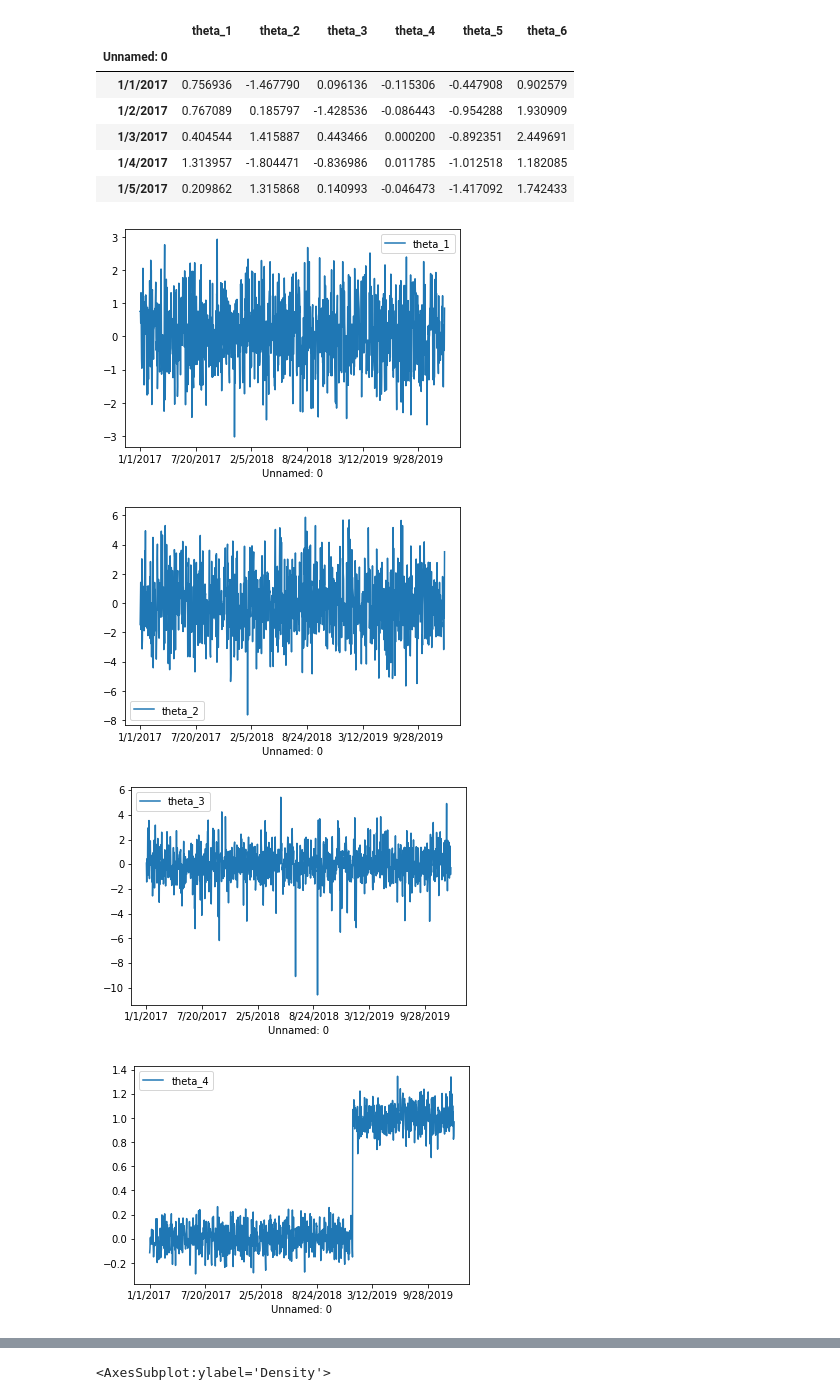
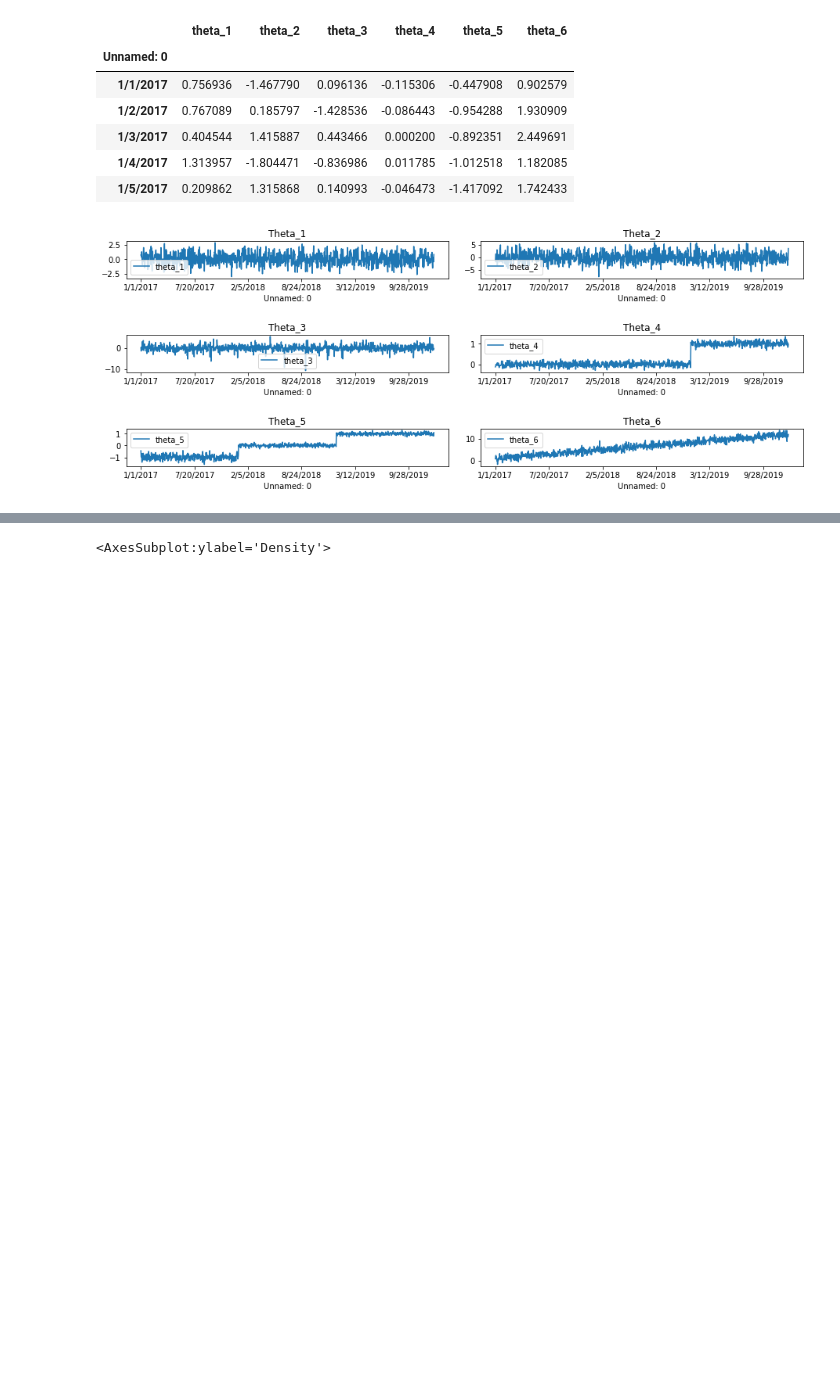
Before and after one commit to majedsuliman/Data-analysis, a Jupyter notebook: Lab1/Exercise 1/Suliman_Lab1.ipynb, the cells around one changed output, grey strips where cells are left out. Drawn from its saved outputs; the diff is of its cells as text; code cells hidden in the pictures; blank space fills up the shorter version.

```diff
--- a/Lab1/Exercise 1/Suliman_Lab1.ipynb
+++ b/Lab1/Exercise 1/Suliman_Lab1.ipynb
@@ -23,14 +23,14 @@ dfindx.head()
 | 1/4/2017 | 1.313957 | -1.804471 | -0.836986 | 0.011785 | -1.012518 | 1.182085 |
 | 1/5/2017 | 0.209862 | 1.315868 | 0.140993 | -0.046473 | -1.417092 | 1.742433 |
 # %%
-dfindx.plot( y=["theta_1"], use_index = True)
-dfindx.plot( y=["theta_2"], use_index = True)
-dfindx.plot( y=["theta_3"], use_index = True)
-dfindx.plot( y=["theta_4"], use_index = True)
-dfindx.plot( y=["theta_1"], use_index = True)
-plt.show()
+
+f, ax = plt.subplots(3,2, figsize=(15,5))
+df.plot('Unnamed: 0','theta_1', ax=ax[0][0], title = 'Theta_1')
+df.plot('Unnamed: 0','theta_2', ax=ax[0][1], title = 'Theta_2')
+df.plot('Unnamed: 0','theta_3', ax=ax[1][0], title = 'Theta_3')
+df.plot('Unnamed: 0','theta_4', ax=ax[1][1], title = 'Theta_4')
+df.plot('Unnamed: 0','theta_5', ax=ax[2][0], title = 'Theta_5')
+df.plot('Unnamed: 0','theta_6', ax=ax[2][1], title = 'Theta_6')
+plt.subplots_adjust(left=0.1, bottom=0.1, right=0.9, top=0.9, wspace=0.1, hspace=1.5)
 # %% [output]
-[figure, old version]
+[figure, new version]
-[figure, removed]
-[figure, removed]
-[figure, removed]
```
Also changed, not shown: parts of 6 cells of this notebook, 1 other file.
